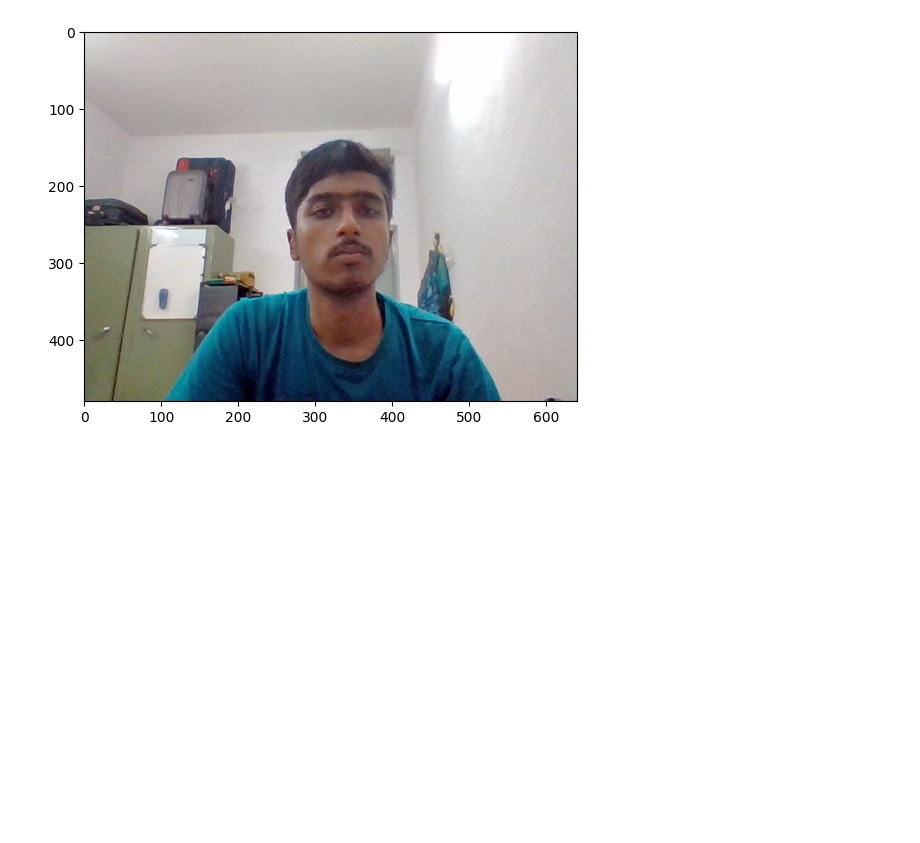
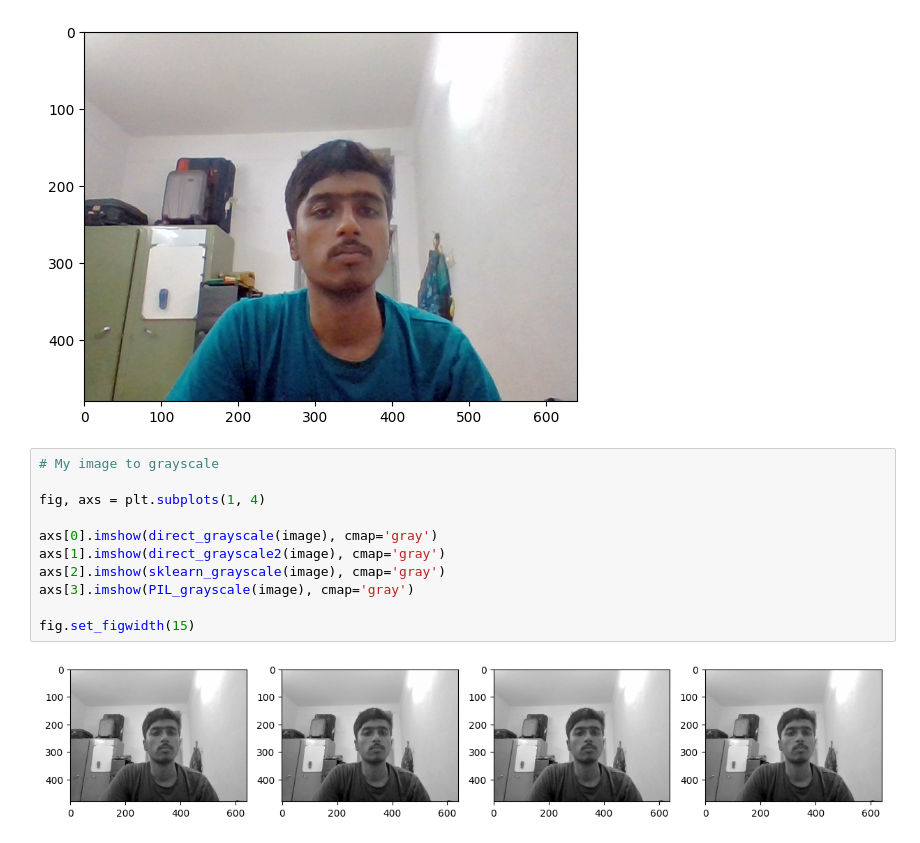
Before and after one commit to bhavberi/DIP-Assignments, a Jupyter notebook: src/main.ipynb, the cells around one changed output. Drawn from its saved outputs; the diff is of its cells as text; blank space fills up the shorter version.

Commit message:
My image to grayscale

```diff
--- a/src/main.ipynb
+++ b/src/main.ipynb
@@ -93,3 +93,16 @@ else:
 # %% [output]
 Saved image at ../images/opencv_frame_1691343786.3195693.png
 [figure]
+# %%
+# My image to grayscale
+
+fig, axs = plt.subplots(1, 4)
+
+axs[0].imshow(direct_grayscale(image), cmap='gray')
+axs[1].imshow(direct_grayscale2(image), cmap='gray')
+axs[2].imshow(sklearn_grayscale(image), cmap='gray')
+axs[3].imshow(PIL_grayscale(image), cmap='gray')
+
+fig.set_figwidth(15)
+# %% [output]
+[figure, added]
```
